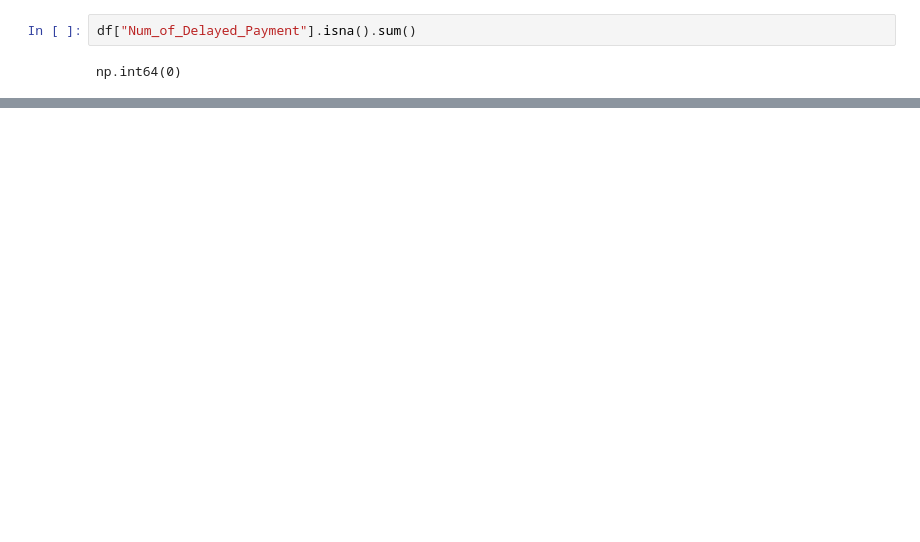
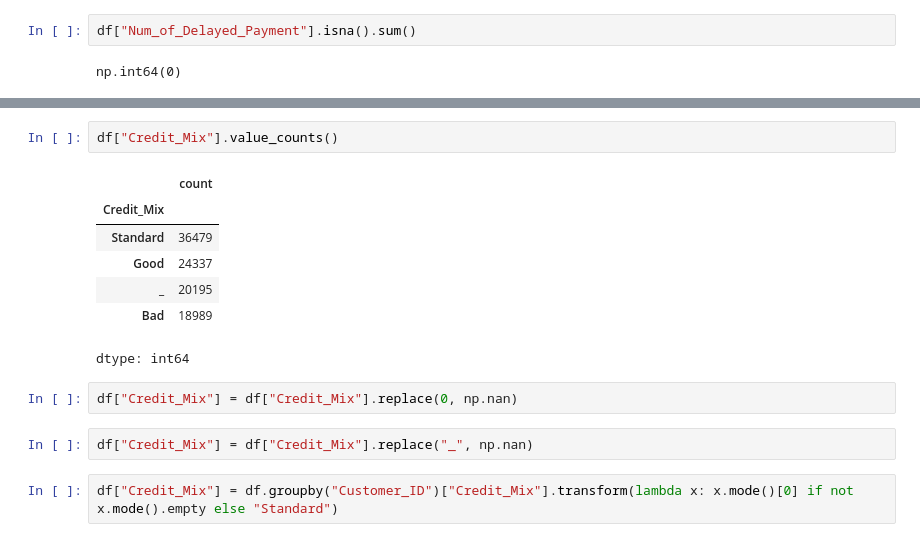
Before and after one commit to Mohamedsadek12/Credit-Score-Dataset, a Jupyter notebook: Credit_Score_Dataset.ipynb, the cells around one changed output, grey strips where cells are left out. Saved outputs shown, nothing was run; the diff lists cells and outputs as text; blank space fills up the shorter version.

```diff
--- a/Credit_Score_Dataset.ipynb
+++ b/Credit_Score_Dataset.ipynb
@@ -418,0 +408,16 @@ memory usage: 24.4+ MB
+# %%
+df["Credit_Mix"].value_counts()
+# %% [output]
+|  | count |
+| Credit_Mix |  |
+| Standard | 36479 |
+| Good | 24337 |
+| _ | 20195 |
+| Bad | 18989 |
+dtype: int64
+# %%
+df["Credit_Mix"] = df["Credit_Mix"].replace(0, np.nan)
+# %%
+df["Credit_Mix"] = df["Credit_Mix"].replace("_", np.nan)
+# %%
+df["Credit_Mix"] = df.groupby("Customer_ID")["Credit_Mix"].transform(lambda x: x.mode()[0] if not x.mode().empty else "Standard")
```
Also changed, not shown: parts of 48 cells of this notebook.
